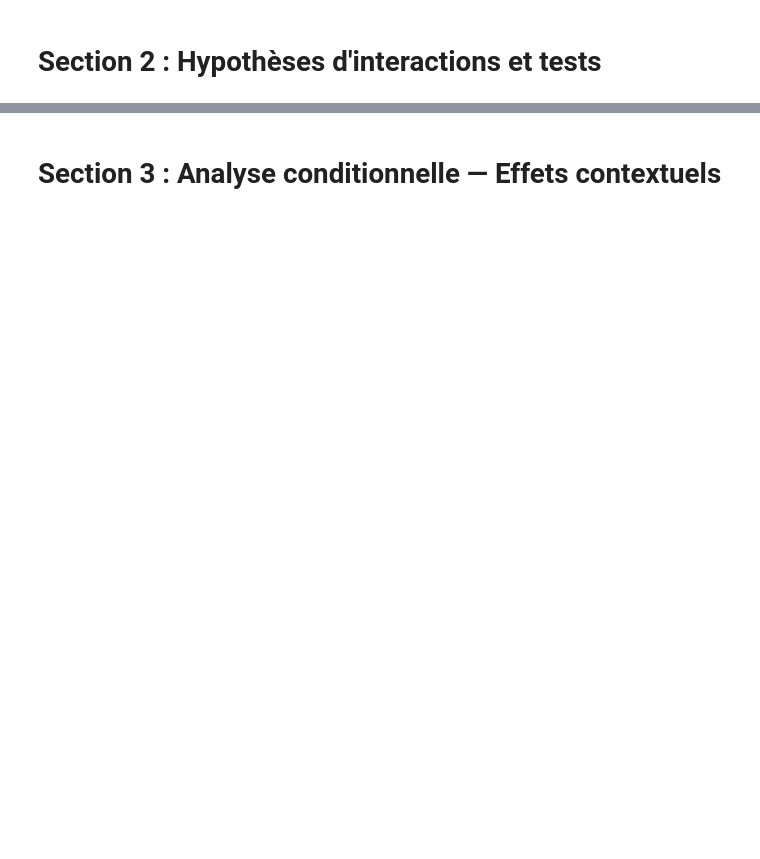
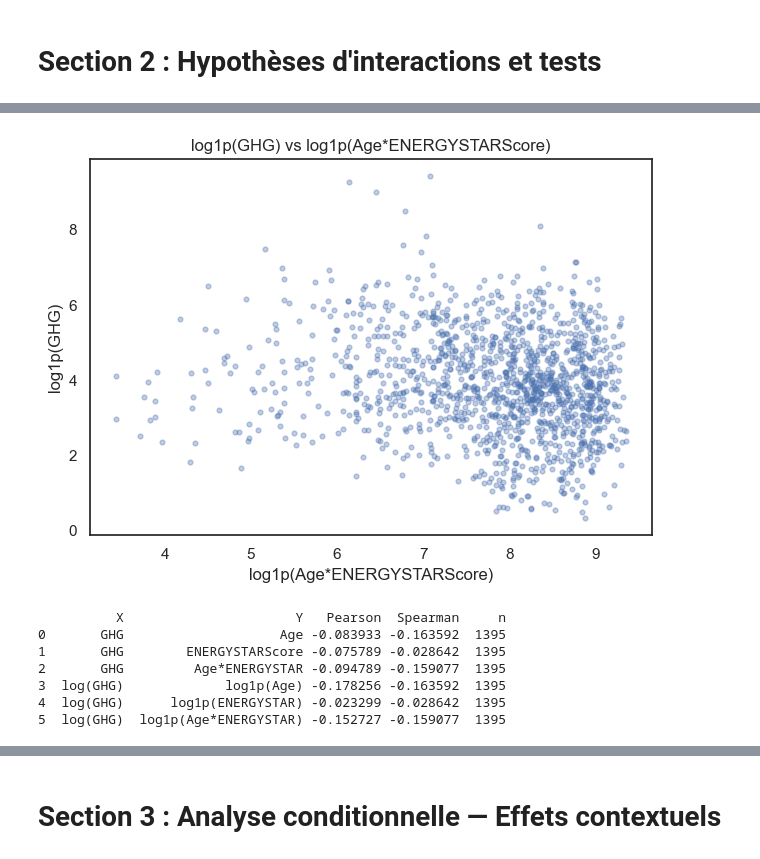
Before and after one commit to Ben10-som/ML-prediction-CO2, a Jupyter notebook: notebooks/04_multivariate_full_analysis.ipynb, the cells around one changed output, grey strips where cells are left out. Drawn from its saved outputs; the diff is of its cells as text; code cells hidden in the pictures; blank space fills up the shorter version.

```diff
--- a/notebooks/04_multivariate_full_analysis.ipynb
+++ b/notebooks/04_multivariate_full_analysis.ipynb
@@ -362,0 +256,41 @@ Au vu de ces résultats, voici les orientations pour la phase de Machine Learnin
+# %%
+# ---- colonnes
+GHG = "TotalGHGEmissions"
+YEAR = "YearBuilt"
+ES = "ENERGYSTARScore"
+YEAR_REF = 2016
+
+df2 = df.copy()
+df2 = df2.dropna(subset=[GHG, YEAR, ES])
+df2 = df2[(df2[GHG] >= 0) & (df2[YEAR] > 0) & (df2[ES] > 0)]
+
+df2["Age"] = YEAR_REF - df2[YEAR]
+df2 = df2[df2["Age"] >= 0]
+
+df2["Interaction_Age_ENERGY"] = df2["Age"] * df2[ES]
+
+scatter_xy(
+    x=np.log1p(df2["Interaction_Age_ENERGY"]),
+    y=np.log1p(df2[GHG]),
+    title="log1p(GHG) vs log1p(Age*ENERGYSTARScore)",
+    xlabel="log1p(Age*ENERGYSTARScore)",
+    ylabel="log1p(GHG)"
+)
+
+res = []
+res.append({"X":"GHG", "Y":"Age", **corr_pair(df2[GHG], df2["Age"])})
+res.append({"X":"GHG", "Y":"ENERGYSTARScore", **corr_pair(df2[GHG], df2[ES])})
+res.append({"X":"GHG", "Y":"Age*ENERGYSTAR", **corr_pair(df2[GHG], df2["Interaction_Age_ENERGY"])})
+res.append({"X":"log(GHG)", "Y":"log1p(Age)", **corr_pair(np.log1p(df2[GHG]), np.log1p(df2["Age"]))})
+res.append({"X":"log(GHG)", "Y":"log1p(ENERGYSTAR)", **corr_pair(np.log1p(df2[GHG]), np.log1p(df2[ES]))})
+res.append({"X":"log(GHG)", "Y":"log1p(Age*ENERGYSTAR)", **corr_pair(np.log1p(df2[GHG]), np.log1p(df2["Interaction_Age_ENERGY"]))})
+print(pd.DataFrame(res))
+# %% [output]
+[figure, added]
+          X                      Y   Pearson  Spearman     n
+0       GHG                    Age -0.083933 -0.163592  1395
+1       GHG        ENERGYSTARScore -0.075789 -0.028642  1395
+2       GHG         Age*ENERGYSTAR -0.094789 -0.159077  1395
+3  log(GHG)             log1p(Age) -0.178256 -0.163592  1395
+4  log(GHG)      log1p(ENERGYSTAR) -0.023299 -0.028642  1395
+5  log(GHG)  log1p(Age*ENERGYSTAR) -0.152727 -0.159077  1395
```
Also changed, not shown: parts of 59 cells of this notebook, 1 other file.
